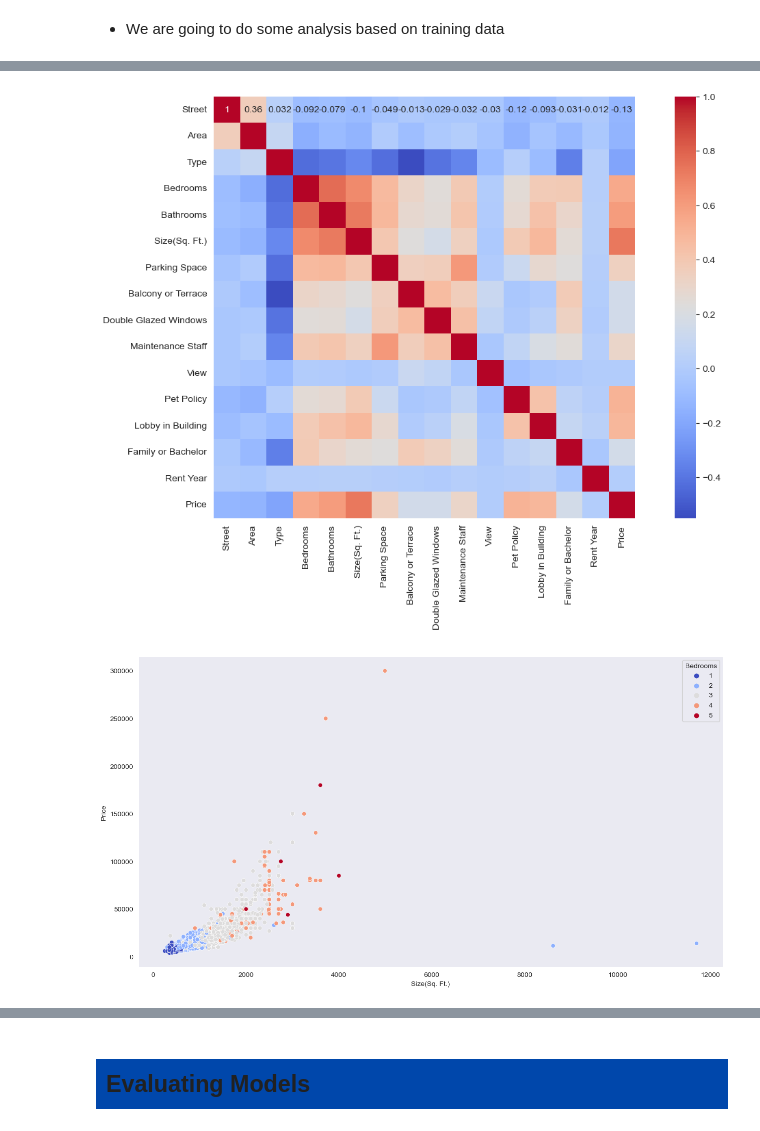
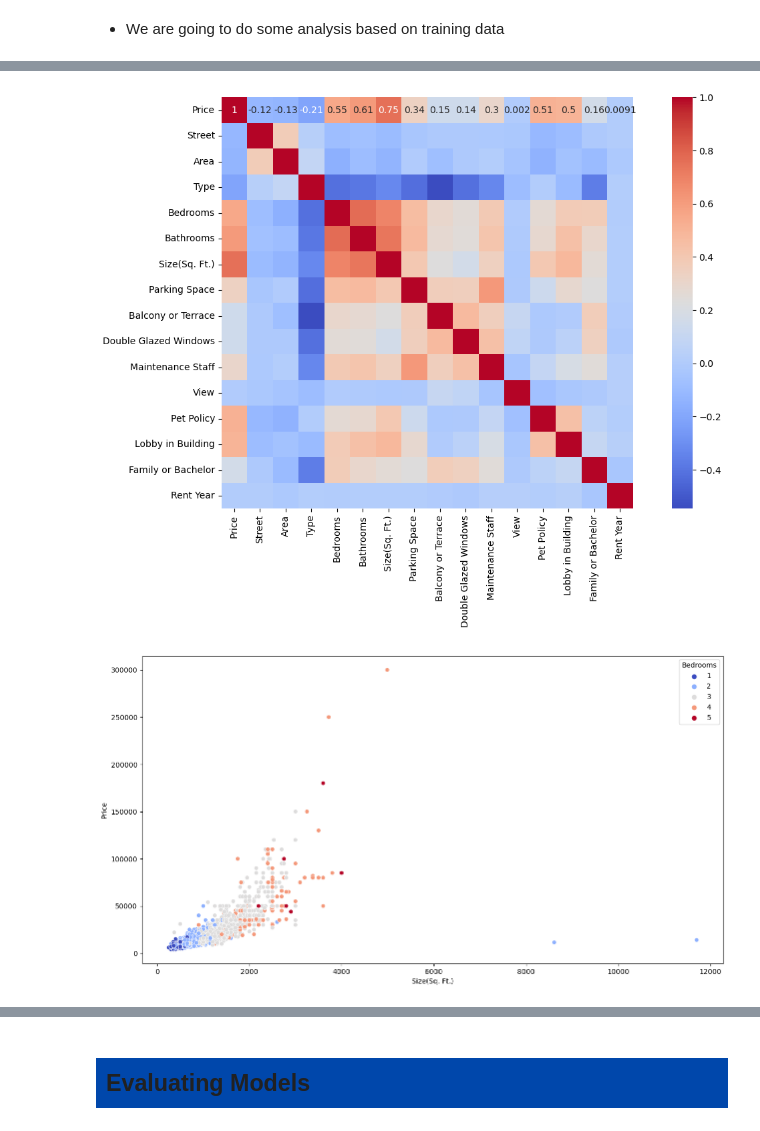
Before and after one commit to jhonnovax/House-Price-Prediction, a Jupyter notebook: house-price-prediction.ipynb, the cells around one changed output, grey strips where cells are left out. Drawn from its saved outputs; the diff is of its cells as text; code cells hidden in the pictures.

Commit message:
Refactored trained data and correlation matrix and scatter plot charts

```diff
--- a/house-price-prediction.ipynb
+++ b/house-price-prediction.ipynb
@@ -435,14 +421,15 @@ fig.tight_layout()
 # %%
 plt.figure(figsize = (15, 8))
-sns.heatmap(train_data.corr(), annot=True, cmap='coolwarm', square=True)
-fig.tight_layout()
+sns.heatmap(df.corr(), annot=True, cmap='coolwarm', square=True)
+plt.show()
 # %% [output]
-[figure, old version]
+[figure, new version]
 # %%
 plt.figure(figsize=(15,8))
-sns.scatterplot(x='Size(Sq. Ft.)', y='Price', data=train_data, hue='Bedrooms', palette='coolwarm')
-fig.tight_layout()
+#sns.scatterplot(x='Size(Sq. Ft.)', y='Price', data=train_data, hue='Bedrooms', palette='coolwarm')
+sns.scatterplot(x=df['Size(Sq. Ft.)'], y=df['Price'], data=df, hue='Bedrooms', palette='coolwarm')
+plt.show()
 # %% [output]
-[figure, old version]
+[figure, new version]
 # %%
 plt.figure(figsize=(15,8))
```
Also changed, not shown: parts of 10 cells of this notebook.
